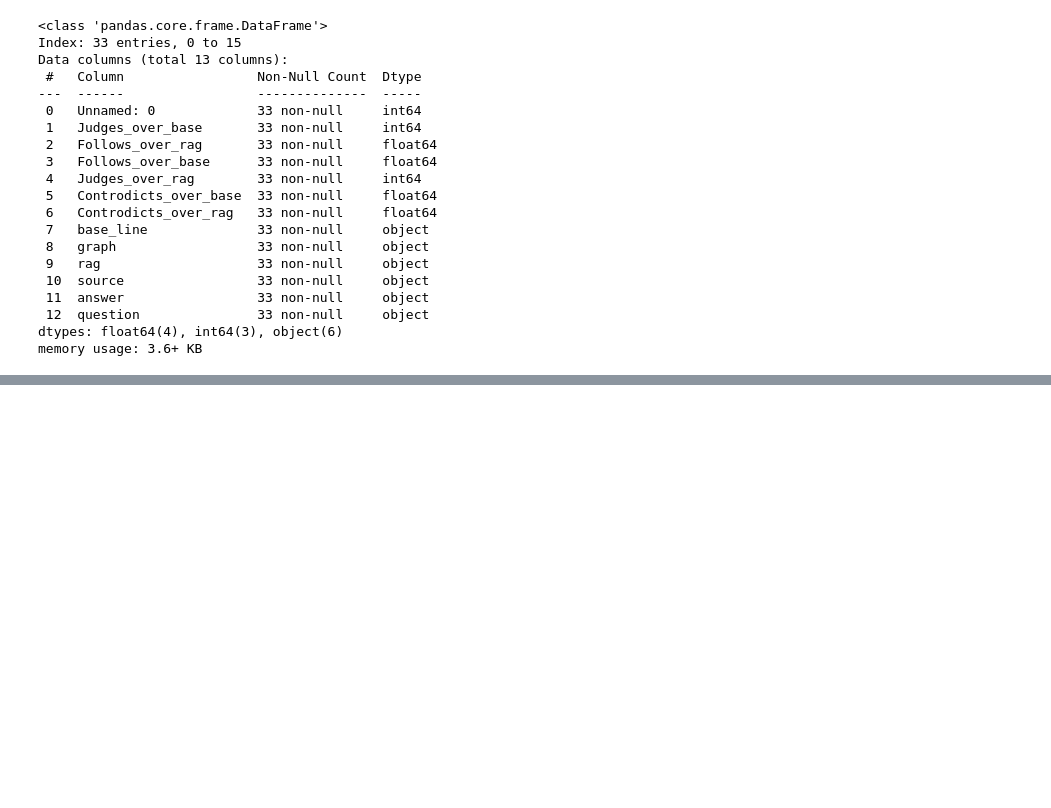
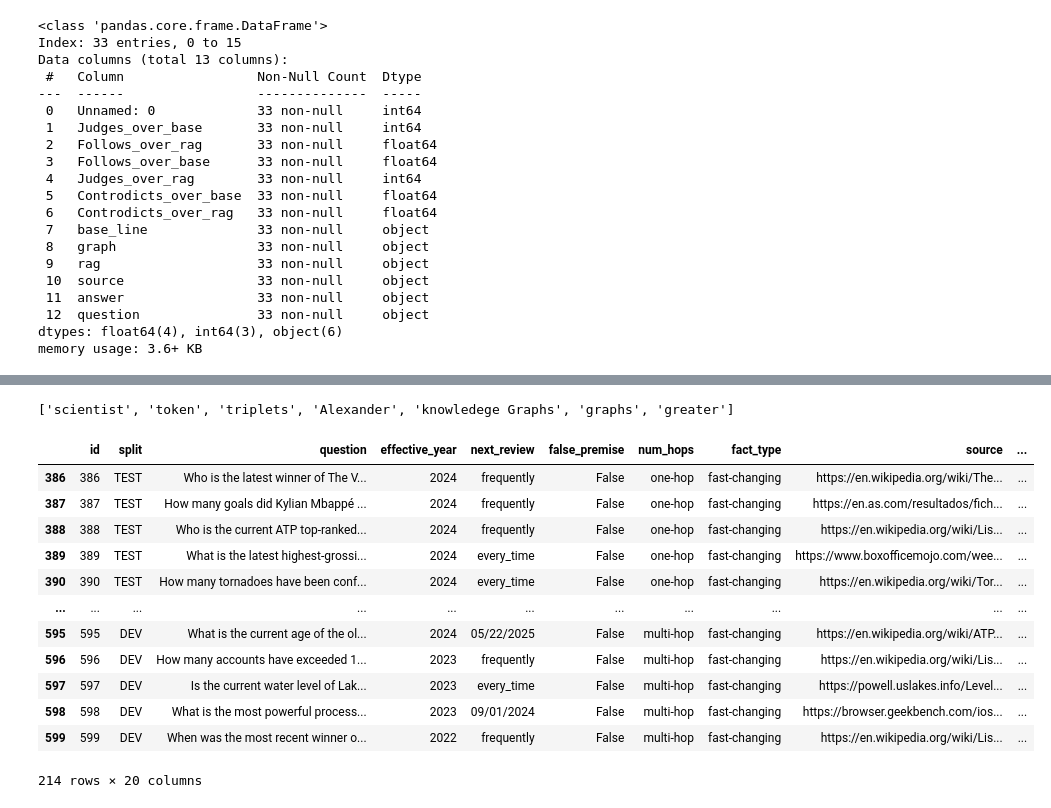
Before and after one commit to ChristopherOosthuizen/GraphCreator, a Jupyter notebook: GraphCreation.ipynb, the cells around one changed output, grey strips where cells are left out. Drawn from its saved outputs; the diff is of its cells as text; code cells hidden in the pictures; blank space fills up the shorter version.

```diff
--- a/GraphCreation.ipynb
+++ b/GraphCreation.ipynb
@@ -108,0 +144,21 @@ memory usage: 3.6+ KB
+# %%
+print(['scientist', 'token',"triplets","Alexander","knowledege Graphs","graphs","greater"])
+# %% [output]
+['scientist', 'token', 'triplets', 'Alexander', 'knowledege Graphs', 'graphs', 'greater']
+# %%
+data = pd.read_csv("fresh.csv")
+data.iloc[386:]
+# %% [output]
+|  | id | split | question | effective_year | next_review | false_premise | num_hops | fact_type | source | ... |
+| 386 | 386 | TEST | Who is the latest winner of The V... | 2024 | frequently | False | one-hop | fast-changing | https://en.wikipedia.org/wiki/The... | ... |
+| 387 | 387 | TEST | How many goals did Kylian Mbappé ... | 2024 | frequently | False | one-hop | fast-changing | https://en.as.com/resultados/fich... | ... |
+| 388 | 388 | TEST | Who is the current ATP top-ranked... | 2024 | frequently | False | one-hop | fast-changing | https://en.wikipedia.org/wiki/Lis... | ... |
+| 389 | 389 | TEST | What is the latest highest-grossi... | 2024 | every_time | False | one-hop | fast-changing | https://www.boxofficemojo.com/wee... | ... |
+| 390 | 390 | TEST | How many tornadoes have been conf... | 2024 | every_time | False | one-hop | fast-changing | https://en.wikipedia.org/wiki/Tor... | ... |
+| ... | ... | ... | ... | ... | ... | ... | ... | ... | ... | ... |
+| 595 | 595 | DEV | What is the current age of the ol... | 2024 | 05/22/2025 | False | multi-hop | fast-changing | https://en.wikipedia.org/wiki/ATP... | ... |
+| 596 | 596 | DEV | How many accounts have exceeded 1... | 2023 | frequently | False | multi-hop | fast-changing | https://en.wikipedia.org/wiki/Lis... | ... |
+| 597 | 597 | DEV | Is the current water level of Lak... | 2023 | every_time | False | multi-hop | fast-changing | https://powell.uslakes.info/Level... | ... |
+| 598 | 598 | DEV | What is the most powerful process... | 2023 | 09/01/2024 | False | multi-hop | fast-changing | https://browser.geekbench.com/ios... | ... |
+| 599 | 599 | DEV | When was the most recent winner o... | 2022 | frequently | False | multi-hop | fast-changing | https://en.wikipedia.org/wiki/Lis... | ... |
+214 rows × 20 columns
```
Also changed, not shown: parts of 6 cells of this notebook, 12 other files.
